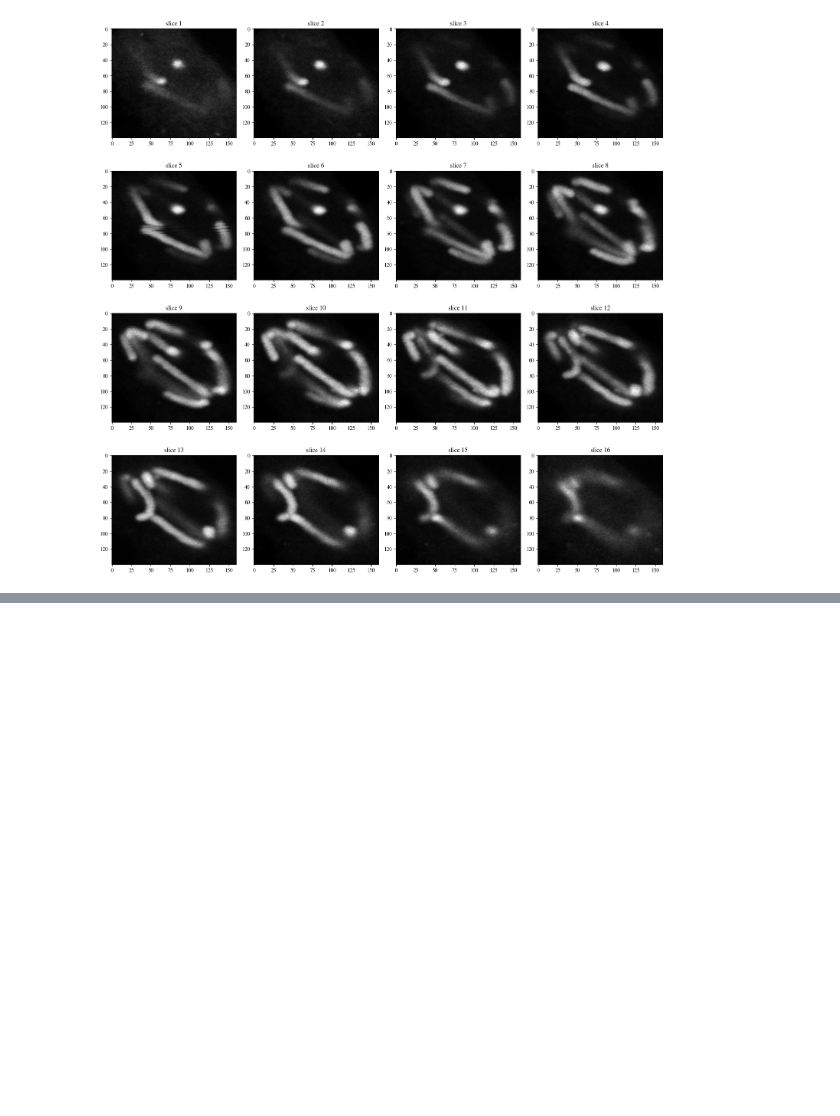
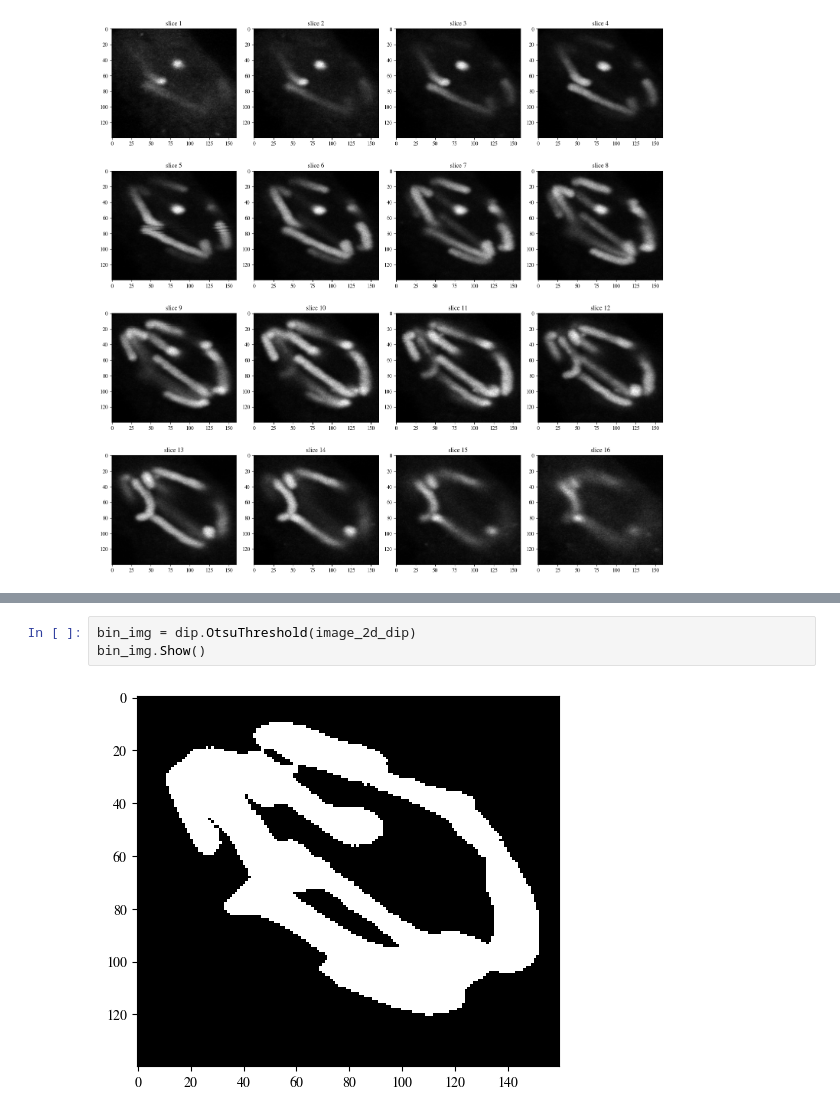
Before and after one commit to bramvaneerden/IA_Assignments, a Jupyter notebook: A6/Image_Analysis_assignment6_group8.ipynb, the cells around one changed output, grey strips where cells are left out. Saved outputs shown, nothing was run; the diff lists cells and outputs as text; blank space fills up the shorter version.

```diff
--- a/A6/Image_Analysis_assignment6_group8.ipynb
+++ b/A6/Image_Analysis_assignment6_group8.ipynb
@@ -62,0 +71,5 @@ display_stack(image_stack)
+# %%
+bin_img = dip.OtsuThreshold(image_2d_dip)
+bin_img.Show()
+# %% [output]
+[figure, added]
```
Also changed, not shown: parts of 7 cells of this notebook.
